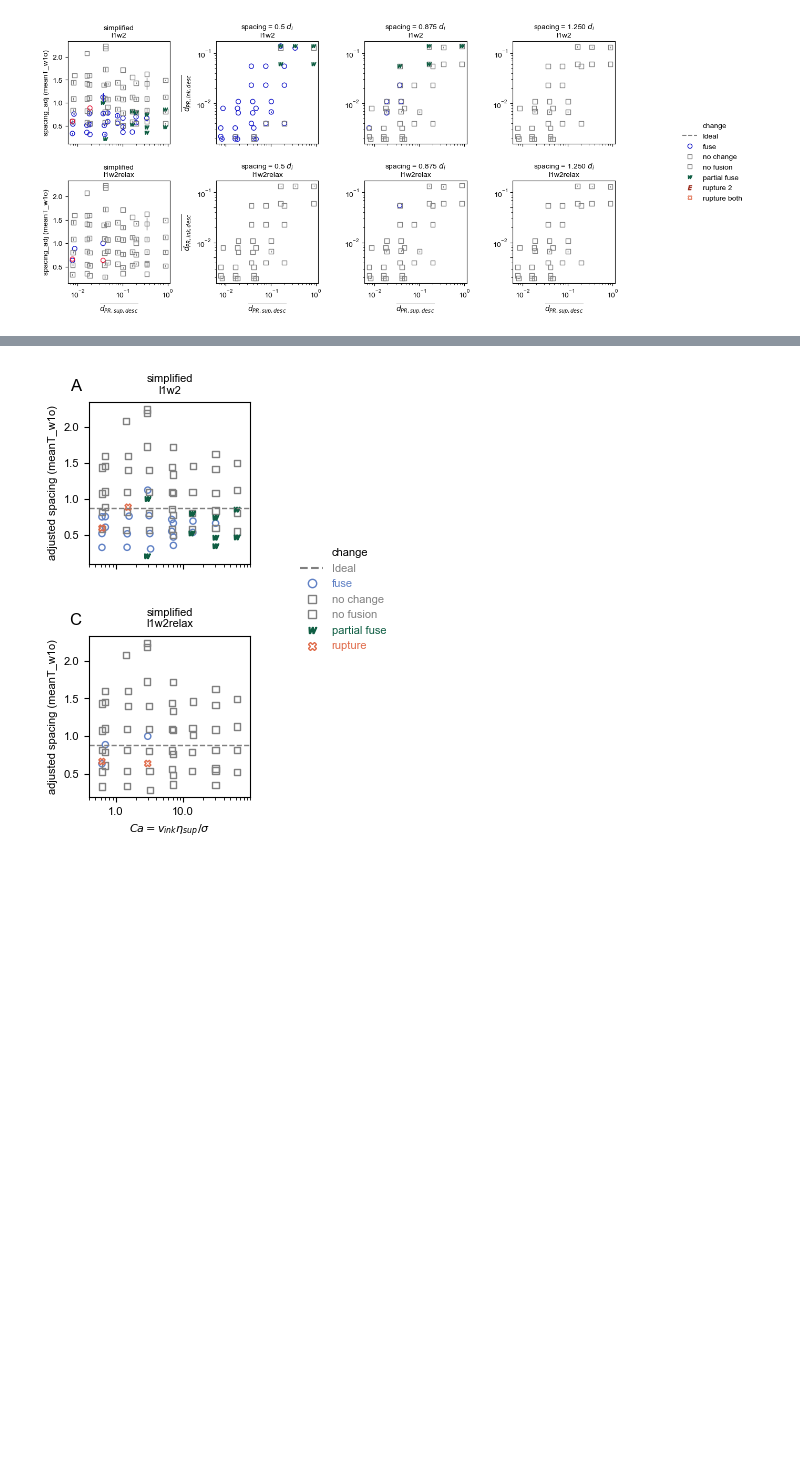
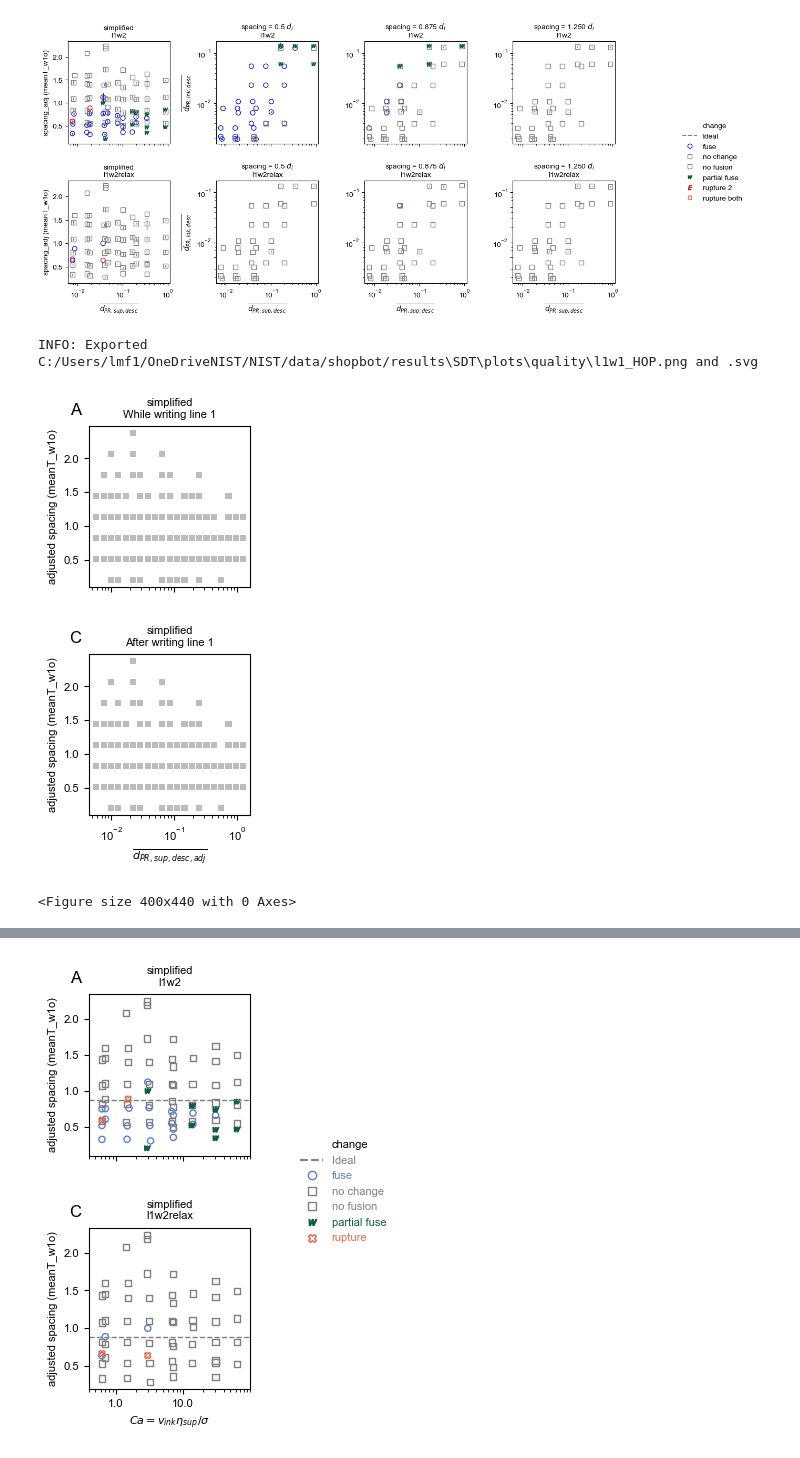
Before and after one commit to usnistgov/embedded3DPvids, a Jupyter notebook: ipynb/singleDoubleTriple/6_summary_horiz.ipynb, the cells around one changed output, grey strips where cells are left out. Saved outputs shown, nothing was run; the diff lists cells and outputs as text; code cells hidden in the pictures; blank space fills up the shorter version.

```diff
--- a/ipynb/singleDoubleTriple/6_summary_horiz.ipynb
+++ b/ipynb/singleDoubleTriple/6_summary_horiz.ipynb
@@ -105,3 +105,10 @@ INFO: Exported C:/Users/lmf1/OneDriveNIST/NIST/data/shopbot/results\SDT\plots\qu
 cvlw2 = mp.qualityScatterSpacing(ms, ms.ss, xvar='sup_dnormd', yvar='ink_dnormd', cvar0='l1w2', dx=0.05, dy=0.05, logx=True, logy=True, plotType='notebook', figsize=(14,6))
 # %% [output]
 [figure]
+# %%
+qsw1 = mp.qualityScatterSimple(ms, ms.ss, 'sup_dnormd_adj', '', y0var='spacing_adj', cvar0='l1w1', simplify=True, logx=True, plotType='paper', figsize=(4,5))
+qsw1.export(os.path.join(cfg.path.fig, 'SDT','plots', 'quality', 'l1w1_HOP'))
+# %% [output]
+INFO: Exported C:/Users/lmf1/OneDriveNIST/NIST/data/shopbot/results\SDT\plots\quality\l1w1_HOP.png and .svg
+[figure, added]
+<Figure size 400x440 with 0 Axes>
```
Also changed, not shown: parts of 12 cells of this notebook, 10 other files.
